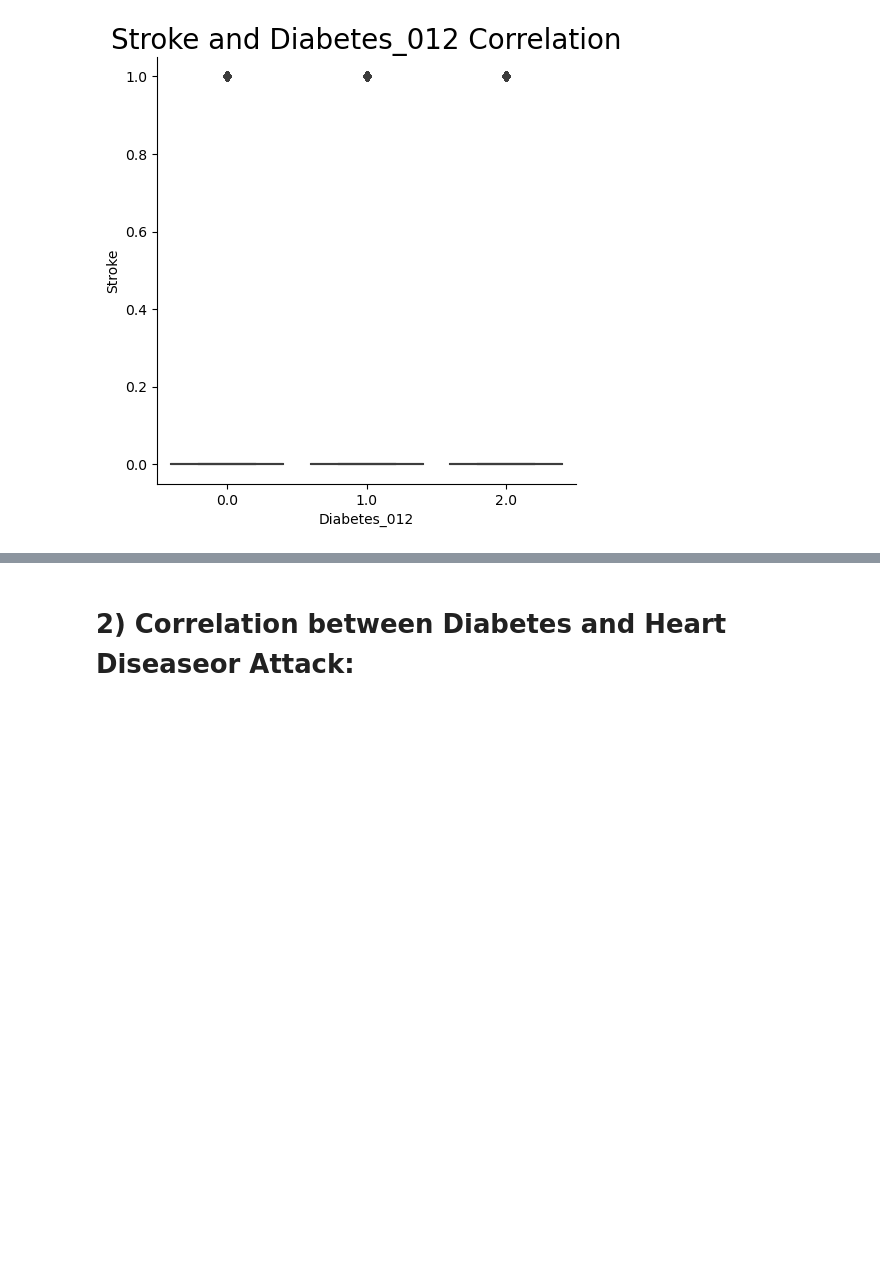
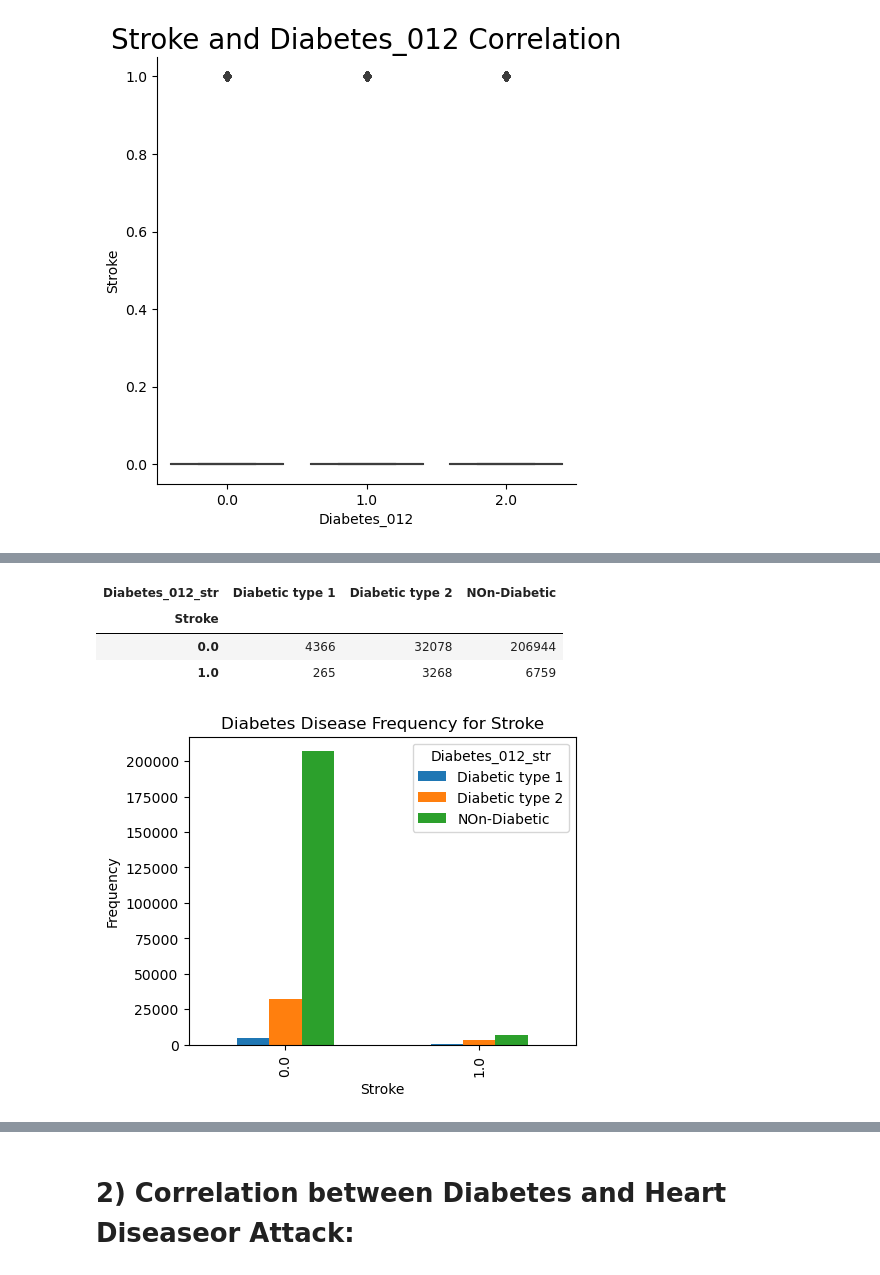
Before and after one commit to mpond1997/Disease-Prediction-Machine-Learning-, a Jupyter notebook: Statistical study/Predict diabe2.ipynb, the cells around one changed output, grey strips where cells are left out. Drawn from its saved outputs; the diff is of its cells as text; code cells hidden in the pictures; blank space fills up the shorter version.

```diff
--- a/Statistical study/Predict diabe2.ipynb
+++ b/Statistical study/Predict diabe2.ipynb
@@ -125,0 +126,20 @@ plt.pie(data["Stroke"].value_counts() , labels =labels ,autopct='%.02f' );
+# %%
+#number of Diabetic patient with Stroke
+
+pd.crosstab(data.Stroke,data.Diabetes_012_str)
+# %% [output]
+| Diabetes_012_str | Diabetic type 1 | Diabetic type 2 | NOn-Diabetic |
+| Stroke |  |  |  |
+| 0.0 | 4366 | 32078 | 206944 |
+| 1.0 | 265 | 3268 | 6759 |
+# %%
+#Checking The relation B/W HighBP and Diabetes
+
+pd.crosstab(data.Stroke,data.Diabetes_012_str).plot(kind="bar",figsize=(5,4))
+
+plt.title('Diabetes Disease Frequency for Stroke')
+plt.xlabel("Stroke")
+plt.ylabel('Frequency')
+plt.show()
+# %% [output]
+[figure, added]
```
Also changed, not shown: parts of 15 cells of this notebook.
